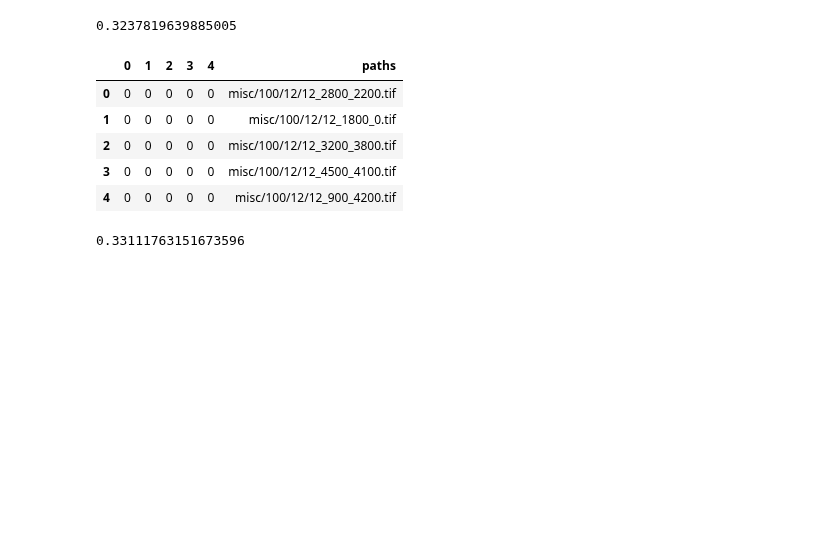
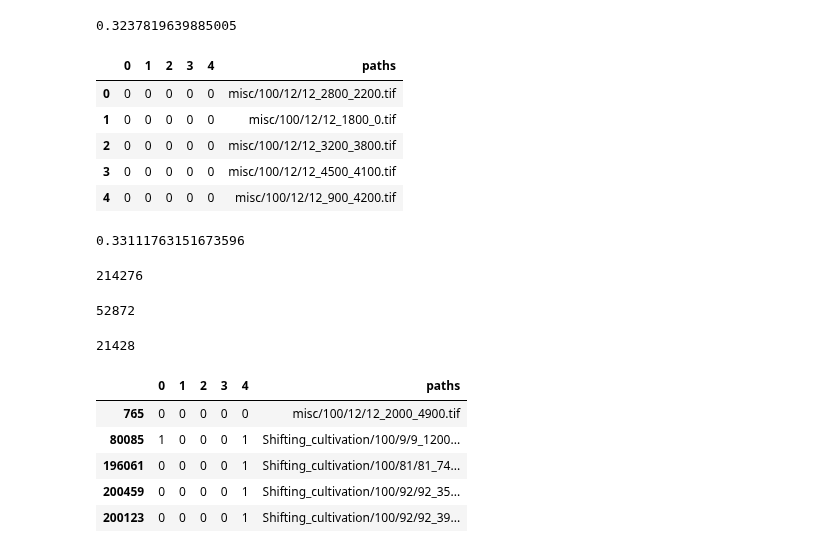
Before and after one commit to Project-Canopy/cb_feature_detection, a Jupyter notebook: data-prep/dataset_changes/train_val_test_split_make_csvs.ipynb, the cells around one changed output. Drawn from its saved outputs; the diff is of its cells as text; code cells hidden in the pictures; blank space fills up the shorter version.

```diff
--- a/data-prep/dataset_changes/train_val_test_split_make_csvs.ipynb
+++ b/data-prep/dataset_changes/train_val_test_split_make_csvs.ipynb
@@ -708,3 +708,32 @@ for i, label in enumerate(labels, 1):
 
 with open('new_labels.json', 'w') as out_file:
     json.dump(labels_json, out_file)
+# %%
+import pandas as pd
+
+
+train_df = pd.read_csv('new_train_labels_v4.csv')
+val_df = pd.read_csv('new_val_labels_v4.csv')
+
+len(train_df)
+# %% [output]
+214276
+# %%
+len(val_df)
+# %% [output]
+52872
+# %%
+train_df_new = train_df.sample(frac = 0.1)
+
+len(train_df_new)
+# %% [output]
+21428
+# %%
+train_df_new.head()
+# %% [output]
+|  | 0 | 1 | 2 | 3 | 4 | paths |
+| 765 | 0 | 0 | 0 | 0 | 0 | misc/100/12/12_2000_4900.tif |
+| 80085 | 1 | 0 | 0 | 0 | 1 | Shifting_cultivation/100/9/9_1200... |
+| 196061 | 0 | 0 | 0 | 0 | 1 | Shifting_cultivation/100/81/81_74... |
+| 200459 | 0 | 0 | 0 | 0 | 1 | Shifting_cultivation/100/92/92_35... |
+| 200123 | 0 | 0 | 0 | 0 | 1 | Shifting_cultivation/100/92/92_39... |
```
Also changed, not shown: parts of 5 cells of this notebook, 3 other files.
